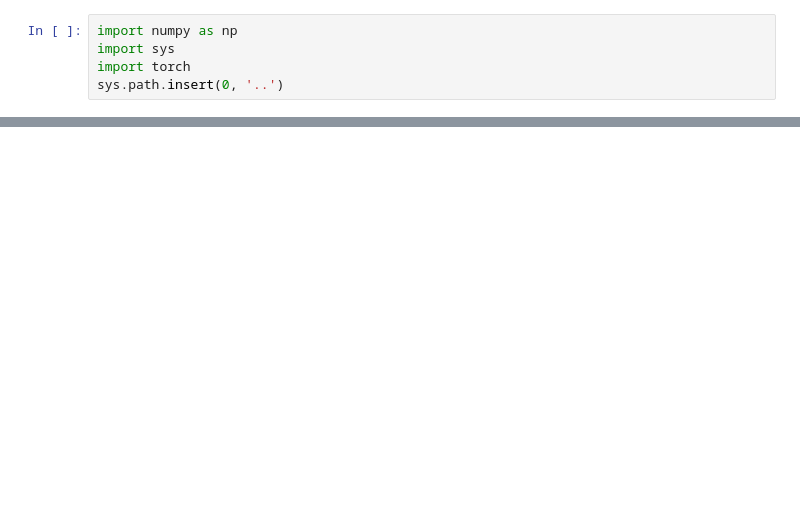
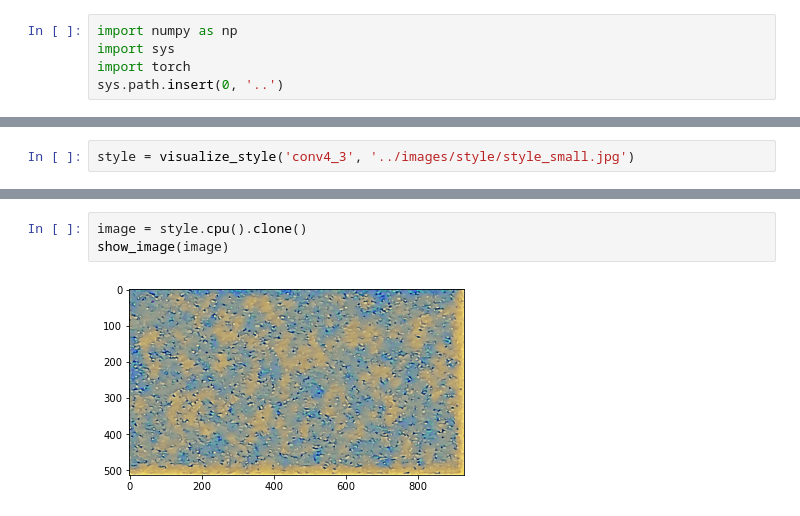
Before and after one commit to ash-xyz/Neural-Artist, a Jupyter notebook: notebooks/train.ipynb, the cells around one changed output, grey strips where cells are left out. Cells and saved outputs as stored; diff of their text form; blank space fills up the shorter version.

```diff
--- a/notebooks/train.ipynb
+++ b/notebooks/train.ipynb
@@ -34,0 +10,2 @@ tensor([[[[0.0000, 0.0000, 0.0000,  ..., 0.0000, 0.0000, 0.0000],
+# %%
+style = visualize_style('conv4_3', '../images/style/style_small.jpg')
@@ -34,0 +23,5 @@ tensor([[[[0.0000, 0.0000, 0.0000,  ..., 0.0000, 0.0000, 0.0000],
+# %%
+image = style.cpu().clone()
+show_image(image)
+# %% [output]
+[figure, added]
```
Also changed, not shown: parts of 10 cells of this notebook, 17 other files.
